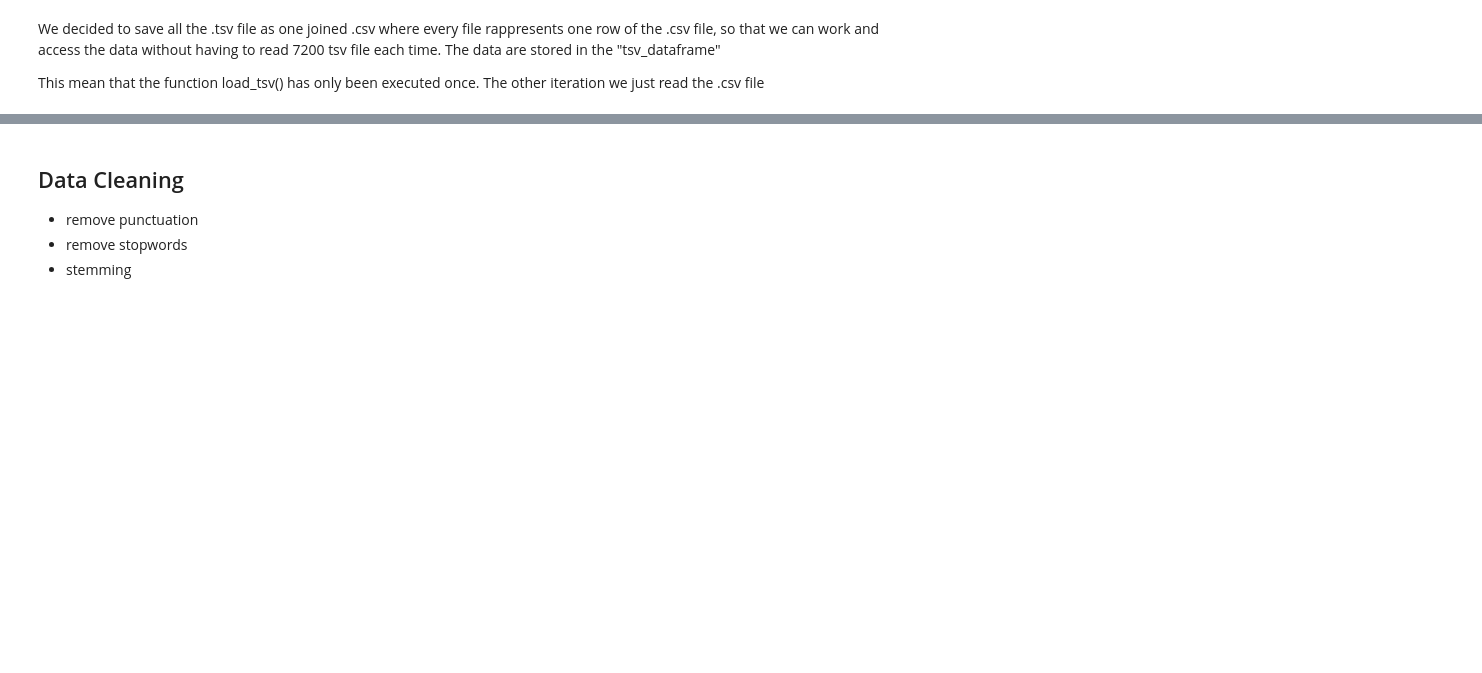
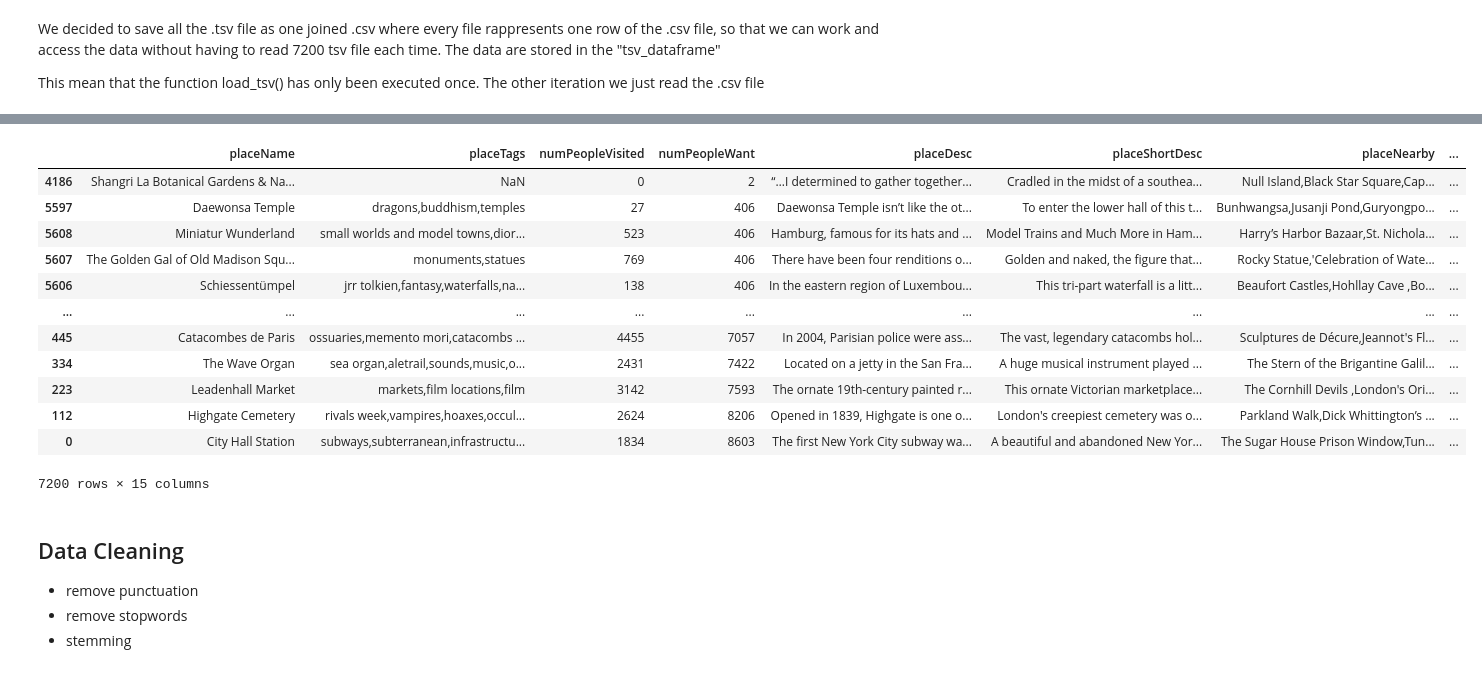
Before and after one commit to MRampo/ADM-HW3, a Jupyter notebook: hw3.ipynb, the cells around one changed output, grey strips where cells are left out. Saved outputs shown, nothing was run; the diff lists cells and outputs as text; code cells hidden in the pictures; blank space fills up the shorter version.

```diff
--- a/hw3.ipynb
+++ b/hw3.ipynb
@@ -295,3 +302,19 @@ data.head()
+# %%
+data.sort_values('numPeopleWant')
+# %% [output]
+|  | placeName | placeTags | numPeopleVisited | numPeopleWant | placeDesc | placeShortDesc | placeNearby | ... |
+| 4186 | Shangri La Botanical Gardens & Na... | NaN | 0 | 2 | “…I determined to gather together... | Cradled in the midst of a southea... | Null Island,Black Star Square,Cap... | ... |
+| 5597 | Daewonsa Temple | dragons,buddhism,temples | 27 | 406 | Daewonsa Temple isn’t like the ot... | To enter the lower hall of this t... | Bunhwangsa,Jusanji Pond,Guryongpo... | ... |
+| 5608 | Miniatur Wunderland | small worlds and model towns,dior... | 523 | 406 | Hamburg, famous for its hats and ... | Model Trains and Much More in Ham... | Harry’s Harbor Bazaar,St. Nichola... | ... |
+| 5607 | The Golden Gal of Old Madison Squ... | monuments,statues | 769 | 406 | There have been four renditions o... | Golden and naked, the figure that... | Rocky Statue,'Celebration of Wate... | ... |
+| 5606 | Schiessentümpel | jrr tolkien,fantasy,waterfalls,na... | 138 | 406 | In the eastern region of Luxembou... | This tri-part waterfall is a litt... | Beaufort Castles,Hohllay Cave ,Bo... | ... |
+| ... | ... | ... | ... | ... | ... | ... | ... | ... |
+| 445 | Catacombes de Paris | ossuaries,memento mori,catacombs ... | 4455 | 7057 | In 2004, Parisian police were ass... | The vast, legendary catacombs hol... | Sculptures de Décure,Jeannot's Fl... | ... |
+| 334 | The Wave Organ | sea organ,aletrail,sounds,music,o... | 2431 | 7422 | Located on a jetty in the San Fra... | A huge musical instrument played ... | The Stern of the Brigantine Galil... | ... |
+| 223 | Leadenhall Market | markets,film locations,film | 3142 | 7593 | The ornate 19th-century painted r... | This ornate Victorian marketplace... | The Cornhill Devils ,London's Ori... | ... |
+| 112 | Highgate Cemetery | rivals week,vampires,hoaxes,occul... | 2624 | 8206 | Opened in 1839, Highgate is one o... | London's creepiest cemetery was o... | Parkland Walk,Dick Whittington’s ... | ... |
+| 0 | City Hall Station | subways,subterranean,infrastructu... | 1834 | 8603 | The first New York City subway wa... | A beautiful and abandoned New Yor... | The Sugar House Prison Window,Tun... | ... |
+7200 rows × 15 columns
 # %% [markdown]
 ## Data Cleaning
 
```
Also changed, not shown: parts of 12 cells of this notebook, 1 other file.
